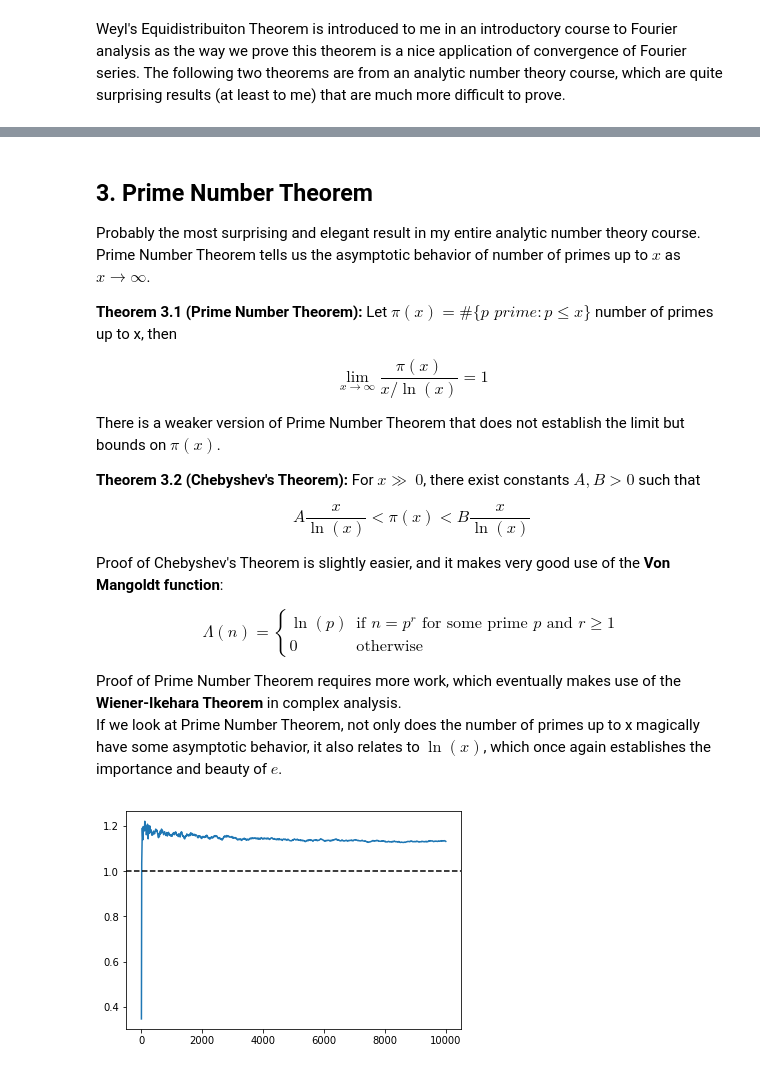
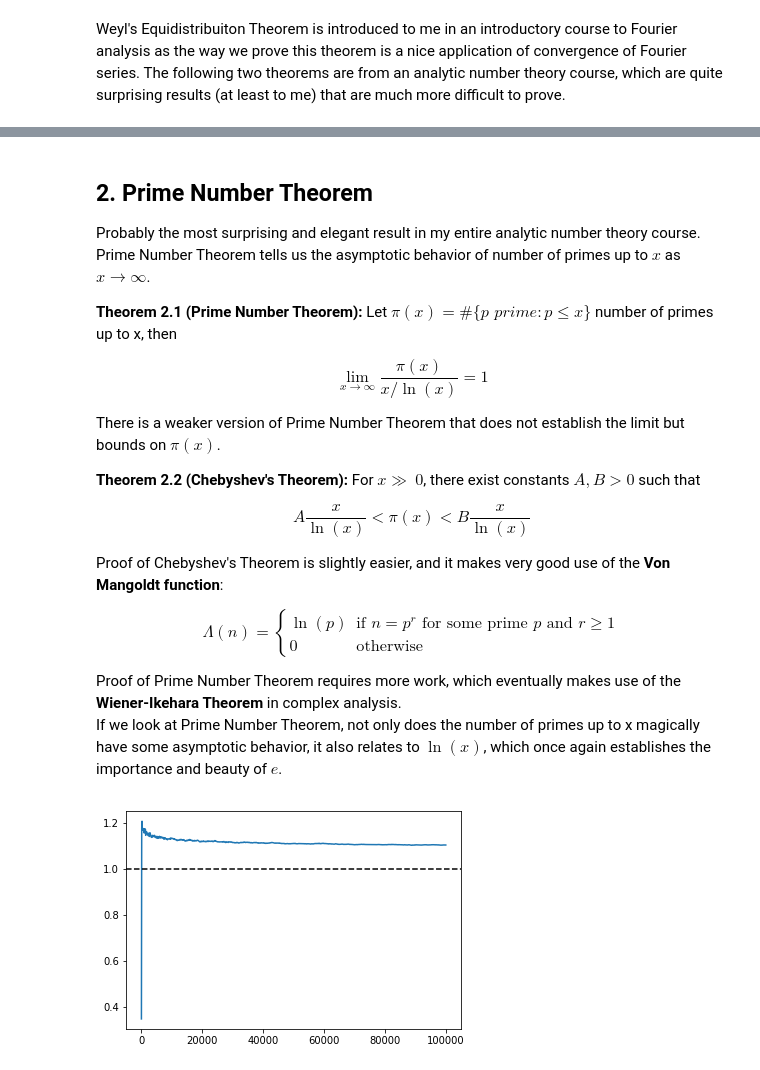
Before and after one commit to yupeizhou/number_theory, a Jupyter notebook: Some number theory & analysis.ipynb, the cells around one changed output, grey strips where cells are left out. Drawn from its saved outputs; the diff is of its cells as text; code cells hidden in the pictures.

```diff
--- a/Some number theory & analysis.ipynb
+++ b/Some number theory & analysis.ipynb
@@ -265,8 +205,8 @@ Dirichlet(2, 9, 10000, 1000)
 # %% [markdown]
-## 3. Prime Number Theorem
+## 2. Prime Number Theorem
 Probably the most surprising and elegant result in my entire analytic number theory course. Prime Number Theorem tells us the asymptotic behavior of number of primes up to $x$ as $x\rightarrow \infty$. <br>
 
-**Theorem 3.1 (Prime Number Theorem):** Let $\pi(x) = \#\{p \textit{ prime}: p\leq x\}$ number of primes up to x, then
+**Theorem 2.1 (Prime Number Theorem):** Let $\pi(x) = \#\{p \textit{ prime}: p\leq x\}$ number of primes up to x, then
 
 $$
 \lim_{x\to\infty} \frac{\pi(x)}{x/\ln(x)} = 1
@@ -274,7 +214,7 @@ $$
 
 There is a weaker version of Prime Number Theorem that does not establish the limit but bounds on $\pi(x)$. <br>
 
-**Theorem 3.2 (Chebyshev's Theorem):** For $x\gg\ 0$, there exist constants $A, B > 0$ such that
+**Theorem 2.2 (Chebyshev's Theorem):** For $x\gg\ 0$, there exist constants $A, B > 0$ such that
 
 $$
 A\frac{x}{\ln(x)} < \pi(x) < B\frac{x}{\ln(x)}
@@ -294,6 +234,8 @@ Proof of Prime Number Theorem requires more work, which eventually makes use of
 If we look at Prime Number Theorem, not only does the number of primes up to x magically have some asymptotic behavior, it also relates to $\ln(x)$, which once again establishes the importance and beauty of $e$.
 # %%
 def sieve(n):
+    """Return primes up to n using an elementary sieve method."""
+
     n = math.floor(n)
     primes = [True for i in range(n + 1)]
     p = 2
@@ -306,6 +248,9 @@ def sieve(n):
     return [num for num in range(n + 1) if primes[num]]
 # %%
 def visualize_prime_thm(N, step_size):
+    """Visualize the behavior of the quantity in question given an upper limit N and step size. The dashed line is
+    the expected limit."""
+
     primes = sieve(N)
     steps = np.linspace(2, N, step_size)
     result = [len([y for y in primes if y <= x]) / (x / np.log(x)) for x in steps]
@@ -313,6 +258,6 @@ def visualize_prime_thm(N, step_size):
     plt.axhline(1, color='black', ls = '--')
     plt.show()
 # %%
-visualize_prime_thm(10000, 1000)
+visualize_prime_thm(100000, 1000)
 # %% [output]
-[figure, old version]
+[figure, new version]
```
Also changed, not shown: parts of 11 cells of this notebook.
